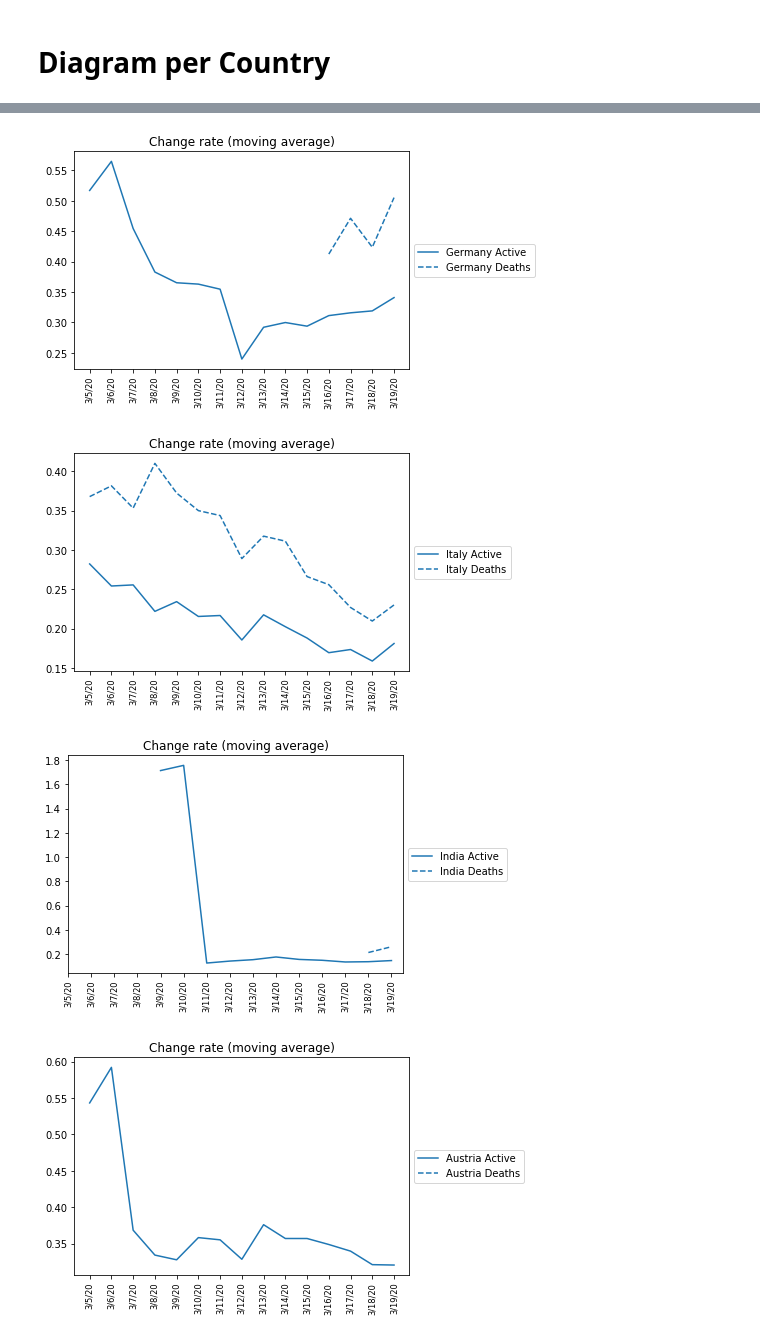
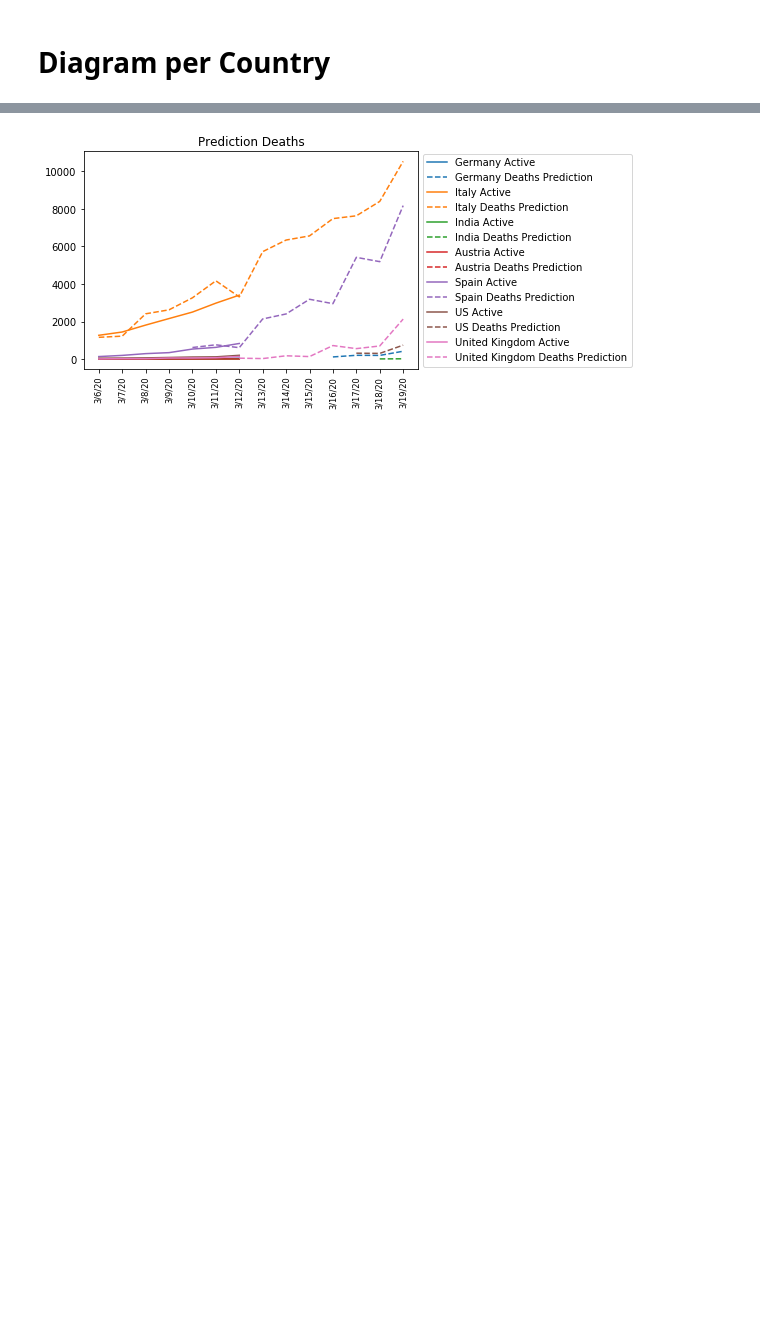
Before and after one commit to rpreiss07/covid19, a Jupyter notebook: index.ipynb, the cells around one changed output, grey strips where cells are left out. Drawn from its saved outputs; the diff is of its cells as text; code cells hidden in the pictures; blank space fills up the shorter version.

Commit message:
Add more prediction

```diff
--- a/index.ipynb
+++ b/index.ipynb
@@ -237,7 +242,7 @@ all[countries[0]].tail(10)
 import matplotlib.pyplot as plt
 import numpy as np
 
-number_of_days = 15
+number_of_days = 14
 
 for country in ext_countries:
     ts = all[country]["Active Rate Avg"].tail(number_of_days)
@@ -275,0 +303,27 @@ plt.legend(loc='center left', bbox_to_anchor=(1, 0.5))
+# %%
+for country in ext_countries:
+    ts = all[country]["Deaths"].shift(-preview).tail(number_of_days)
+    pl = ts.plot(label=country+" Active")
+
+    # Get color of last plot
+    cl = plt.gca().lines[-1].get_color()
+
+    ts = all[country]["Deaths Predict"].tail(number_of_days)
+    ts.plot(label=country+" Deaths Prediction", linestyle='dashed', color=cl)
+
+    ts = all[country]["Confirmed"].shift(-preview).tail(number_of_days)
+    pl = ts.plot(label=country+" Active")
+
+    # Get color of last plot
+    cl = plt.gca().lines[-1].get_color()
+
+    ts = all[country]["Confirmed Predict"].tail(number_of_days)
+    ts.plot(label=country+" Confirmed Prediction", linestyle='dashed', color=cl)
+
+    plt.title("Prediction")
+    plt.xticks(np.arange(number_of_days), all[country].tail(number_of_days).index.tolist(),
+               fontsize='small', rotation='vertical')
+
+    plt.legend(loc='center left', bbox_to_anchor=(1, 0.5))
+
+    plt.show()
@@ -276,23 +338,20 @@ plt.legend(loc='center left', bbox_to_anchor=(1, 0.5))
 # %%
 for country in ext_countries:
-    ts = all[country]["Active Rate Avg"].tail(number_of_days)
+    ts = all[country]["Deaths"].shift(-preview).tail(number_of_days)
     pl = ts.plot(label=country+" Active")
 
     # Get color of last plot
     cl = plt.gca().lines[-1].get_color()
 
-    ts = all[country]["Deaths Rate Avg"].tail(number_of_days)
-    ts.plot(label=country+" Deaths", linestyle='dashed', color=cl)
+    ts = all[country]["Deaths Predict"].tail(number_of_days)
+    ts.plot(label=country+" Deaths Prediction", linestyle='dashed', color=cl)
 
-    plt.title("Change rate (moving average)")
+    plt.title("Prediction Deaths")
     plt.xticks(np.arange(number_of_days), all[country].tail(number_of_days).index.tolist(),
                fontsize='small', rotation='vertical')
 
     plt.legend(loc='center left', bbox_to_anchor=(1, 0.5))
 
-    plt.show()
+plt.show()
 # %% [output]
-[figure, old version]
+[figure, new version]
-[figure, removed]
-[figure, removed]
-[figure, removed]
```
Also changed, not shown: parts of 9 cells of this notebook.
